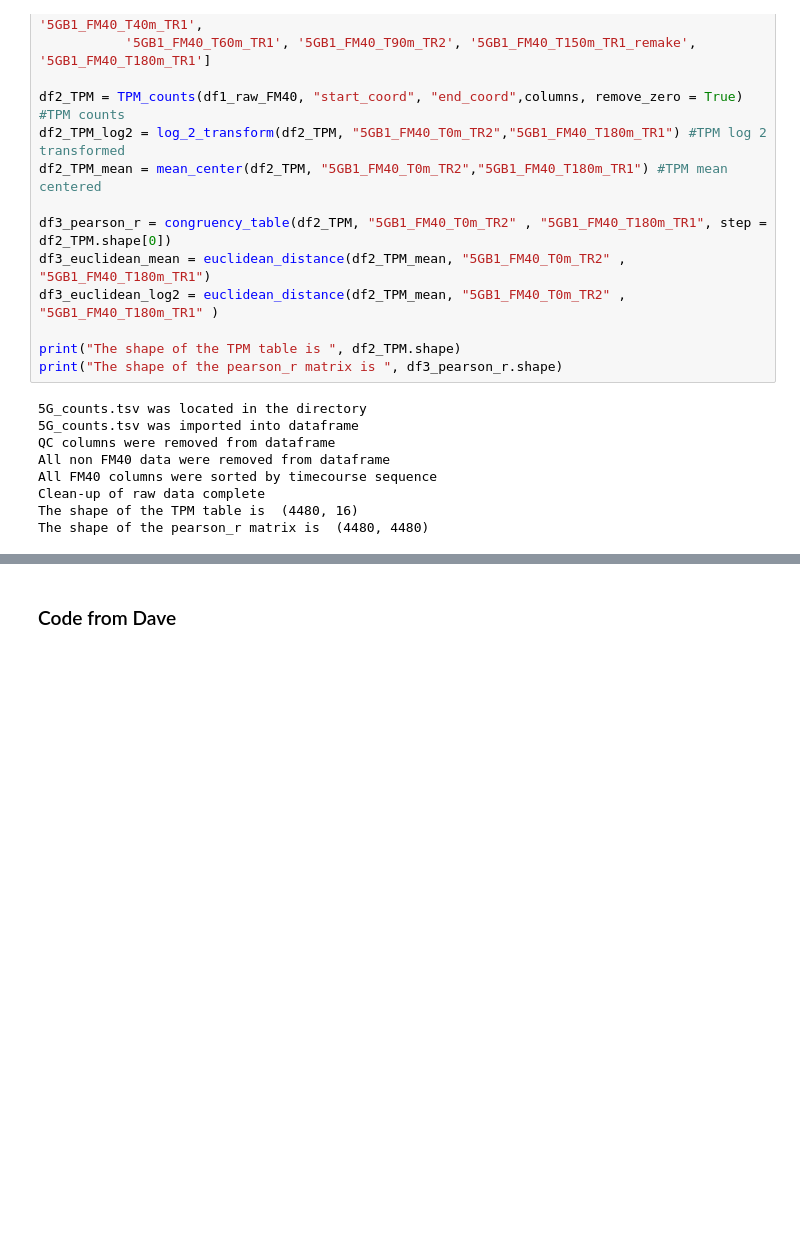
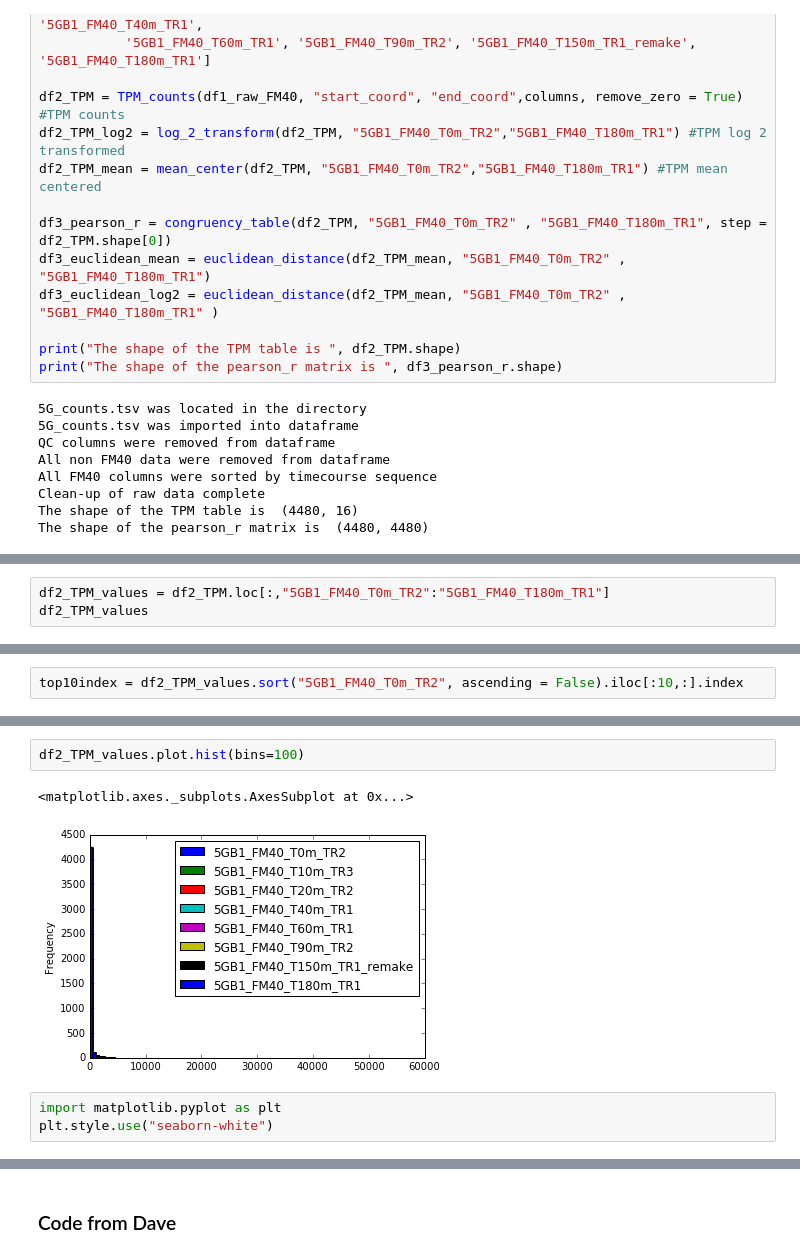
Before and after one commit to JiayuanGuo/Cu_transition_time_course-, a Jupyter notebook: Data_exploring_post_clustering_failure.ipynb, the cells around one changed output, grey strips where cells are left out. Cells and saved outputs as stored; diff of their text form; blank space fills up the shorter version.

```diff
--- a/Data_exploring_post_clustering_failure.ipynb
+++ b/Data_exploring_post_clustering_failure.ipynb
@@ -32,0 +37,3 @@ The shape of the pearson_r matrix is  (4480, 4480)
+# %%
+df2_TPM_values = df2_TPM.loc[:,"5GB1_FM40_T0m_TR2":"5GB1_FM40_T180m_TR1"]
+df2_TPM_values
@@ -32,0 +74,2 @@ The shape of the pearson_r matrix is  (4480, 4480)
+# %%
+top10index = df2_TPM_values.sort("5GB1_FM40_T0m_TR2", ascending = False).iloc[:10,:].index
@@ -32,0 +91,8 @@ The shape of the pearson_r matrix is  (4480, 4480)
+# %%
+df2_TPM_values.plot.hist(bins=100)
+# %% [output]
+<matplotlib.axes._subplots.AxesSubplot at 0x...>
+[figure, added]
+# %%
+import matplotlib.pyplot as plt
+plt.style.use("seaborn-white")
```
Also changed, not shown: parts of 23 cells of this notebook.
